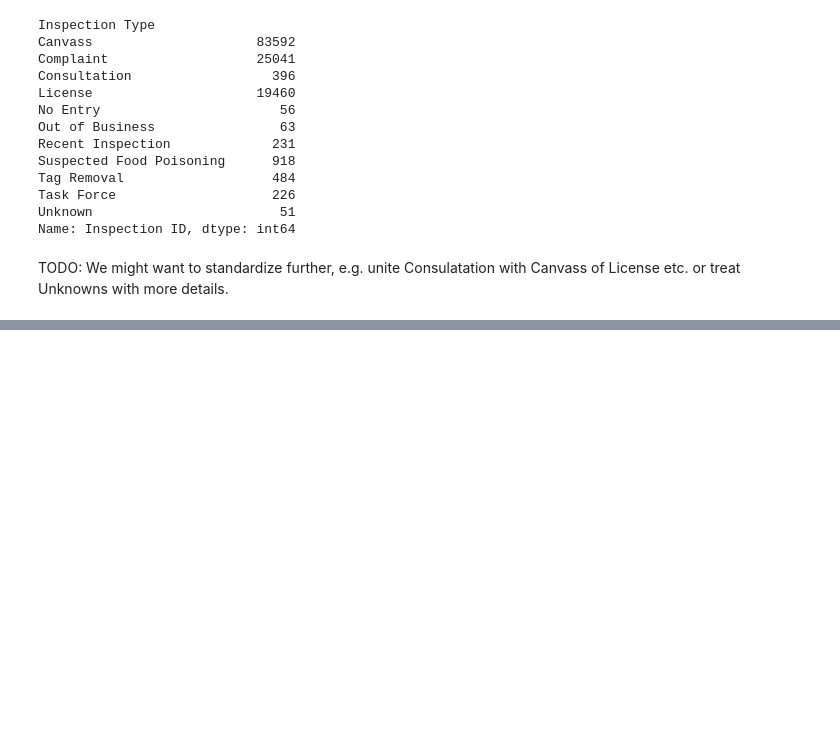
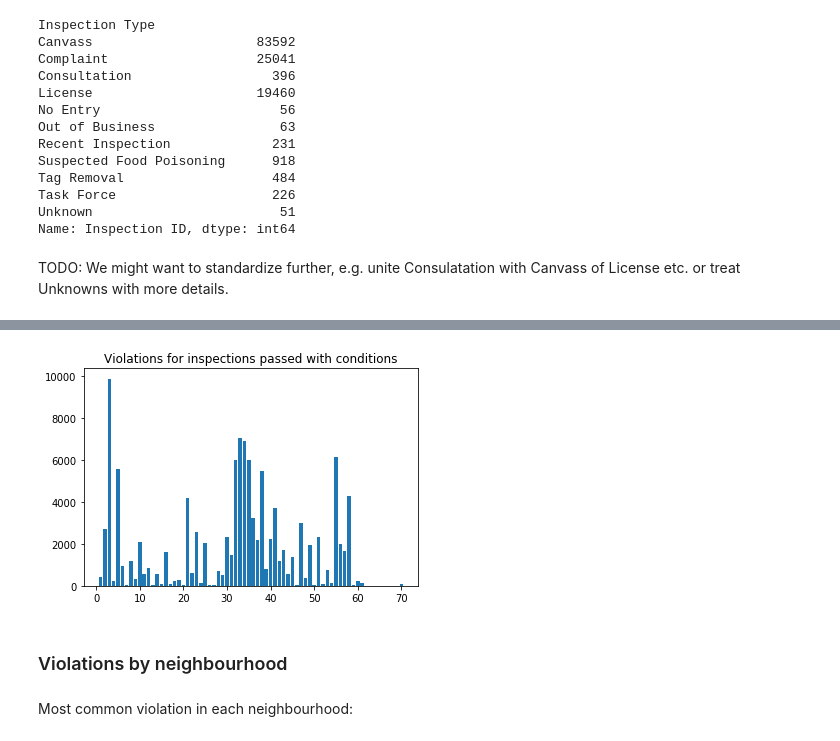
Before and after one commit to jczestochowska/chicago_food, a Jupyter notebook: notebooks/inspections_data_wrangling.ipynb, the cells around one changed output, grey strips where cells are left out. Cells and saved outputs as stored; diff of their text form; code cells hidden in the pictures; blank space fills up the shorter version.

```diff
--- a/notebooks/inspections_data_wrangling.ipynb
+++ b/notebooks/inspections_data_wrangling.ipynb
@@ -298,0 +358,10 @@ Name: Inspection Date, dtype: object
+# %%
+pass_with_conditions_inspections = restaurants[restaurants['Results'] == 'Pass w/ Conditions']
+# %%
+plt.bar(*violations_distribution(pass_with_conditions_inspections))
+plt.title('Violations for inspections passed with conditions')
+plt.show()
+# %% [output]
+[figure, added]
+# %% [markdown]
+### Violations by neighbourhood
@@ -298,0 +371,2 @@ Name: Inspection Date, dtype: object
+# %% [markdown]
+Most common violation in each neighbourhood:
```
Also changed, not shown: parts of 31 cells of this notebook.
